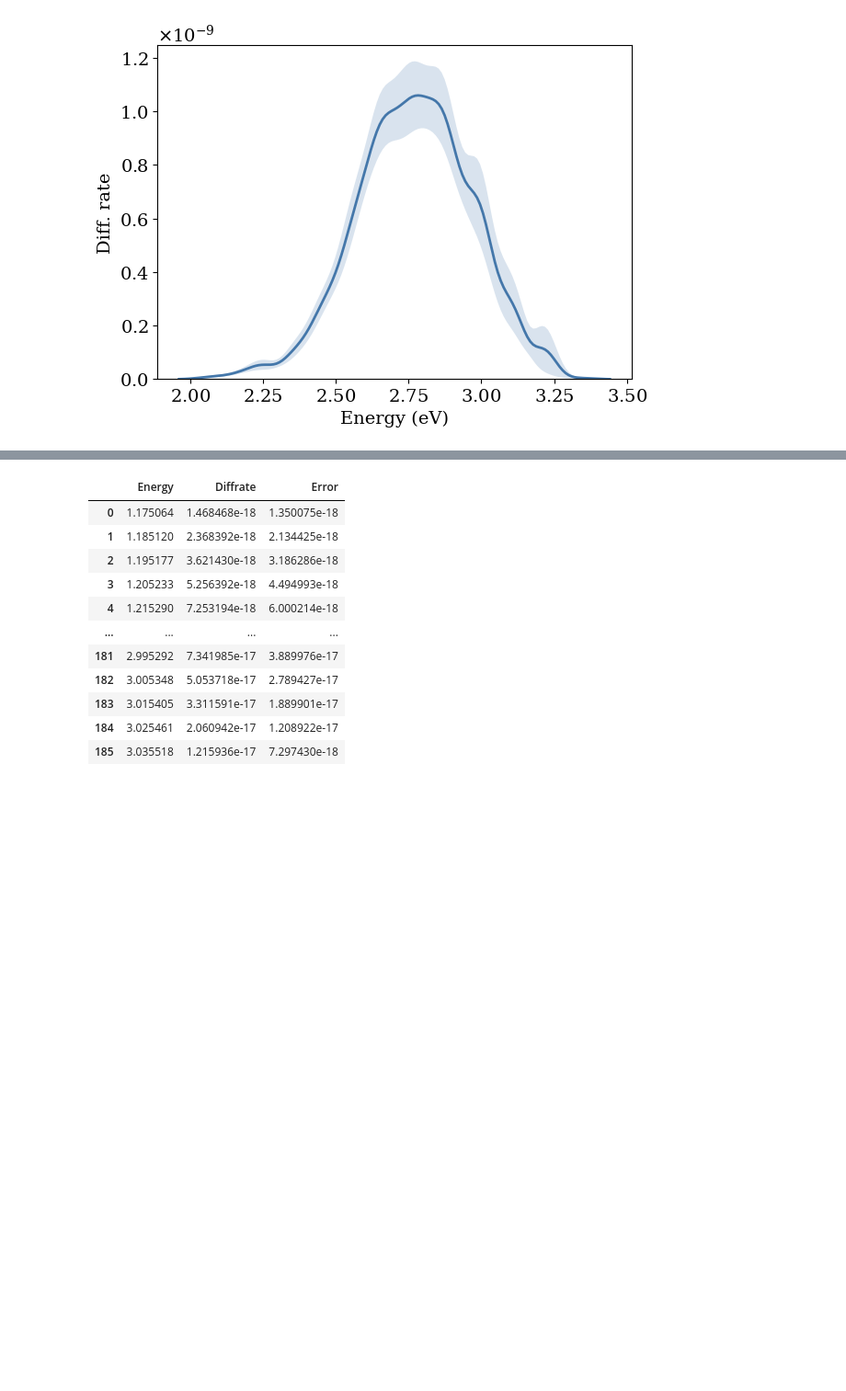
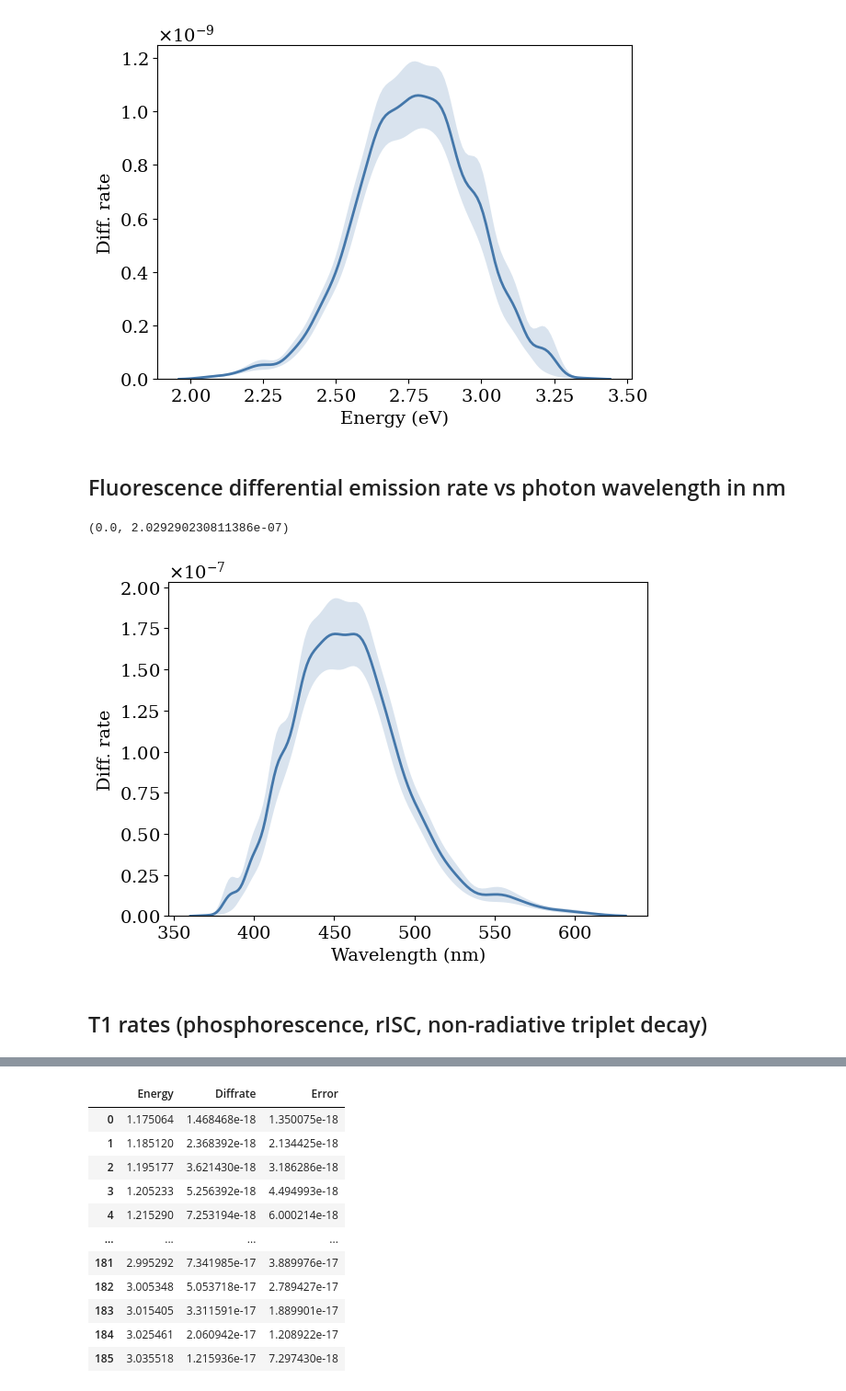
Before and after one commit to LeonardoESousa/nemoview, a Jupyter notebook: Tutorial/API.ipynb, the cells around one changed output, grey strips where cells are left out. Shown: that part at 92% size. Cells and saved outputs as stored; diff of their text form; code cells hidden in the pictures; blank space fills up the shorter version.

```diff
--- a/Tutorial/API.ipynb
+++ b/Tutorial/API.ipynb
@@ -88,6 +112,26 @@ ax.set_ylim(bottom=0)
 147 rows × 3 columns
 (0.0, 1.2465793898307117e-09)
 [figure]
+# %% [markdown]
+## Fluorescence differential emission rate vs photon wavelength in nm
+# %%
+fluor = s1.emission(solvent, wavelength=True)
+
+fig, ax = plt.subplots()
+
+x =    fluor['Energy']
+y =    fluor['Diffrate']
+err3 = fluor['Error']
+ax.plot(x,y)
+ax.fill_between(x,y-err3,y+err3,alpha=0.2)
+ax.set_xlabel("Wavelength (nm)")
+ax.set_ylabel("Diff. rate")
+ax.set_ylim(bottom=0)
+# %% [output]
+(0.0, 2.029290230811386e-07)
+[figure, added]
+# %% [markdown]
+## T1 rates (phosphorescence, rISC, non-radiative triplet decay)
 # %%
 t1 = Ensemble("Ensemble_T1_.lx")
 
```
Also changed, not shown: parts of 8 cells of this notebook, 6 other files.
